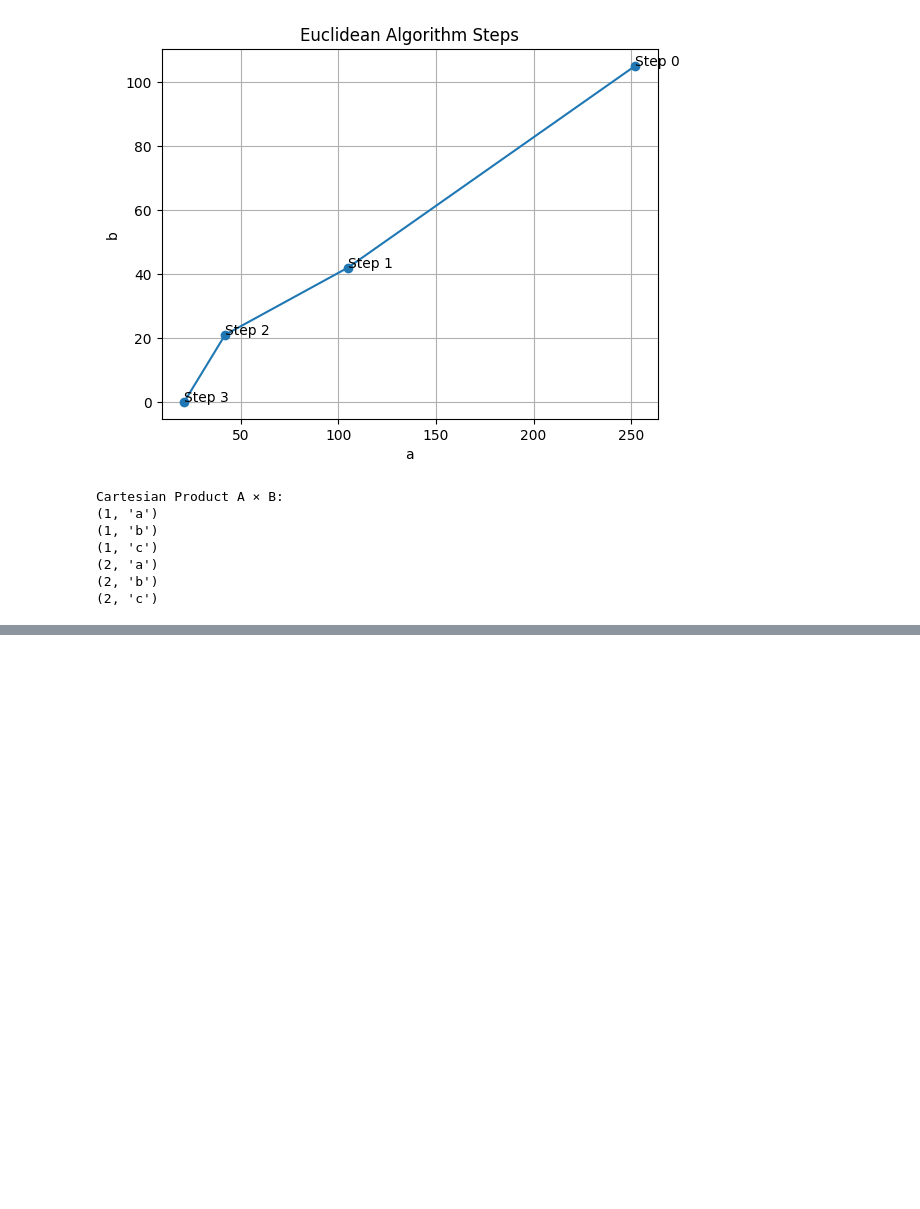
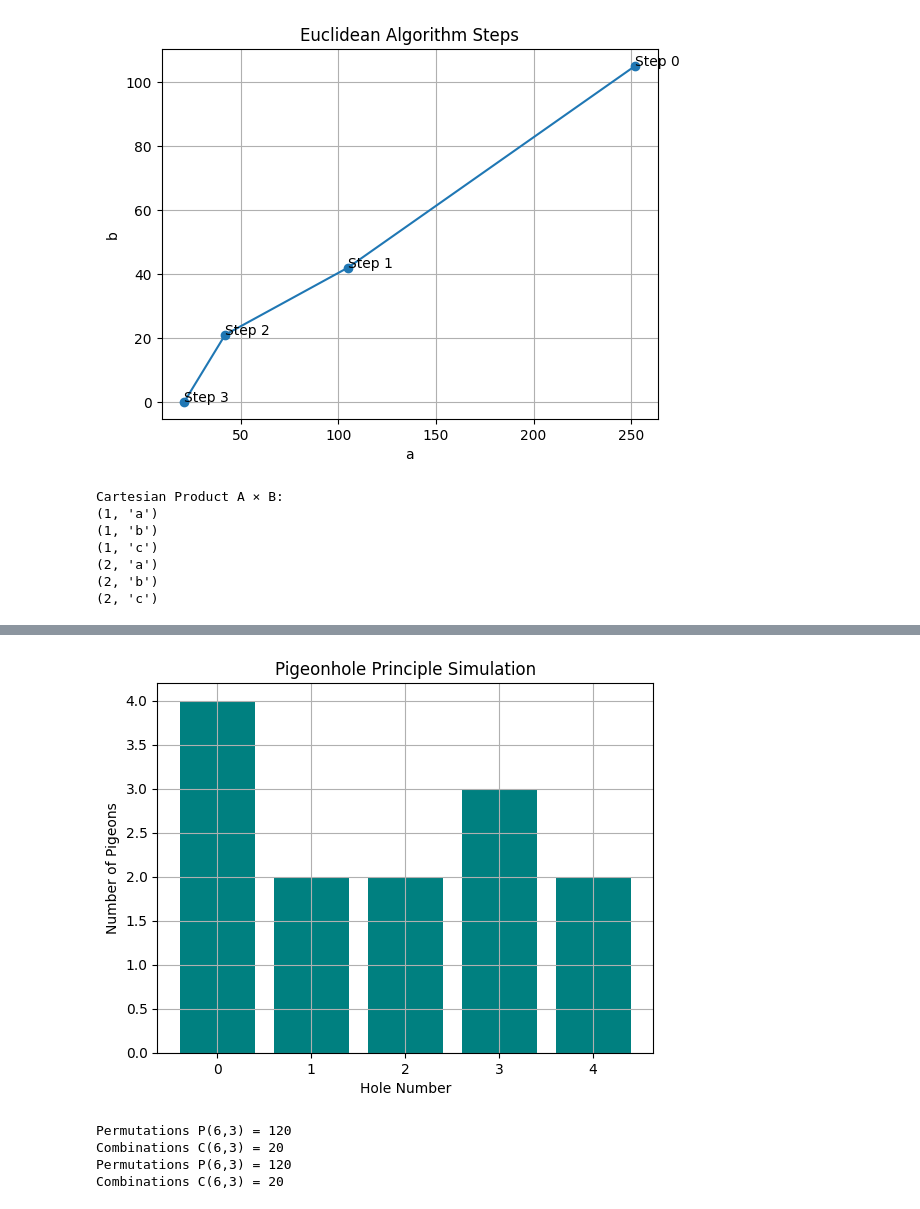
Before and after one commit to rmd360/machinelearningproject, a Jupyter notebook: Maths.ipynb, the cells around one changed output, grey strips where cells are left out. Drawn from its saved outputs; the diff is of its cells as text; code cells hidden in the pictures; blank space fills up the shorter version.

```diff
--- a/Maths.ipynb
+++ b/Maths.ipynb
@@ -956,0 +978,30 @@ Cartesian Product A × B:
+# %%
+import numpy as np
+
+holes = 5
+pigeons = 13
+distribution = np.random.choice(holes, pigeons)
+
+plt.hist(distribution, bins=np.arange(holes+1)-0.5, rwidth=0.8, color='teal')
+plt.title("Pigeonhole Principle Simulation")
+plt.xlabel("Hole Number")
+plt.ylabel("Number of Pigeons")
+plt.grid(True)
+plt.show()
+# %% [output]
+[figure, added]
+# %%
+from math import comb, perm
+
+n = 6
+r = 3
+print(f"Permutations P({n},{r}) = {perm(n,r)}")
+print(f"Combinations C({n},{r}) = {comb(n,r)}")
+r = 3
+print(f"Permutations P({n},{r}) = {perm(n,r)}")
+print(f"Combinations C({n},{r}) = {comb(n,r)}")
+# %% [output]
+Permutations P(6,3) = 120
+Combinations C(6,3) = 20
+Permutations P(6,3) = 120
+Combinations C(6,3) = 20
```
Also changed, not shown: parts of 5 cells of this notebook.
